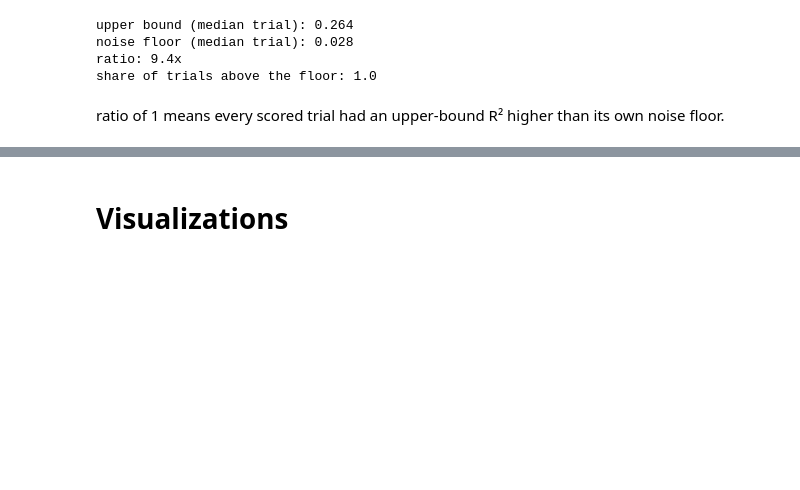
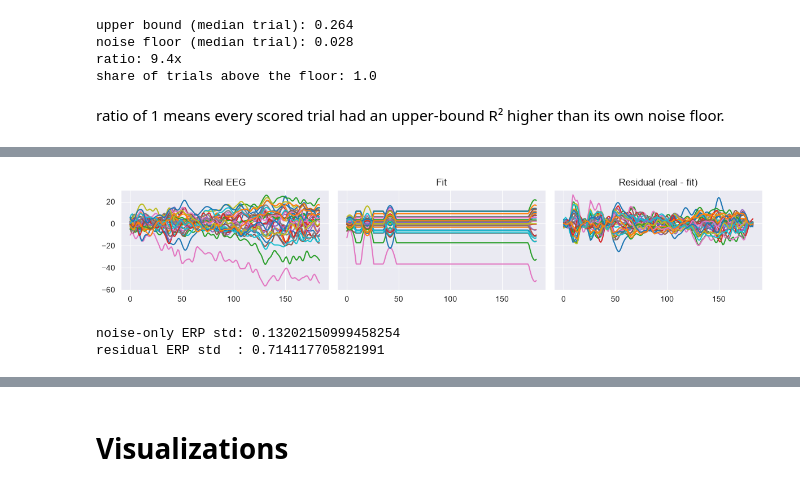
Before and after one commit to cleliamr/EEG_prediction, a Jupyter notebook: main.ipynb, the cells around one changed output, grey strips where cells are left out. Saved outputs shown, nothing was run; the diff lists cells and outputs as text; code cells hidden in the pictures; blank space fills up the shorter version.

```diff
--- a/main.ipynb
+++ b/main.ipynb
@@ -469,0 +512,26 @@ ratio of 1 means every scored trial had an upper-bound R² higher than its own n
+# %%
+#plot of the residual for one trial/ the part of the real EEG data least square doesn't explain
+resid = real_uv.copy()
+resid["data"] = real_uv["data"] - ub_ds["data"]      # real minus fit
+
+fig, ax = plt.subplots(1, 3, figsize=(12, 2.5), sharey=True)
+for a, ds, title in zip(ax, [real_uv, ub_ds, resid], ["Real EEG", "Fit", "Residual (real - fit)"]):
+    a.plot(ds["data"].isel(recording=ri, epoch=ei).transpose("sample", "channel").values)
+    a.set_title(title)
+plt.tight_layout()
+# %% [output]
+[figure, added]
+# %%
+rng = np.random.default_rng(0)
+r = resid["data"].sel(sample=range(n)).stack(trial=["epoch", "recording"])
+
+stds = []
+for _ in range(50):
+    signs = xr.DataArray(rng.choice([-1, 1], size=r.sizes["trial"]), dims="trial")
+    stds.append(float((r * signs).mean("trial", skipna=True).std()))
+
+print("noise-only ERP std:", np.mean(stds))
+print("residual ERP std  :", float(resid_erp.std()))
+# %% [output]
+noise-only ERP std: 0.13202150999458254
+residual ERP std  : 0.714117705821991
```
Also changed, not shown: parts of 24 cells of this notebook, 2 other files.
